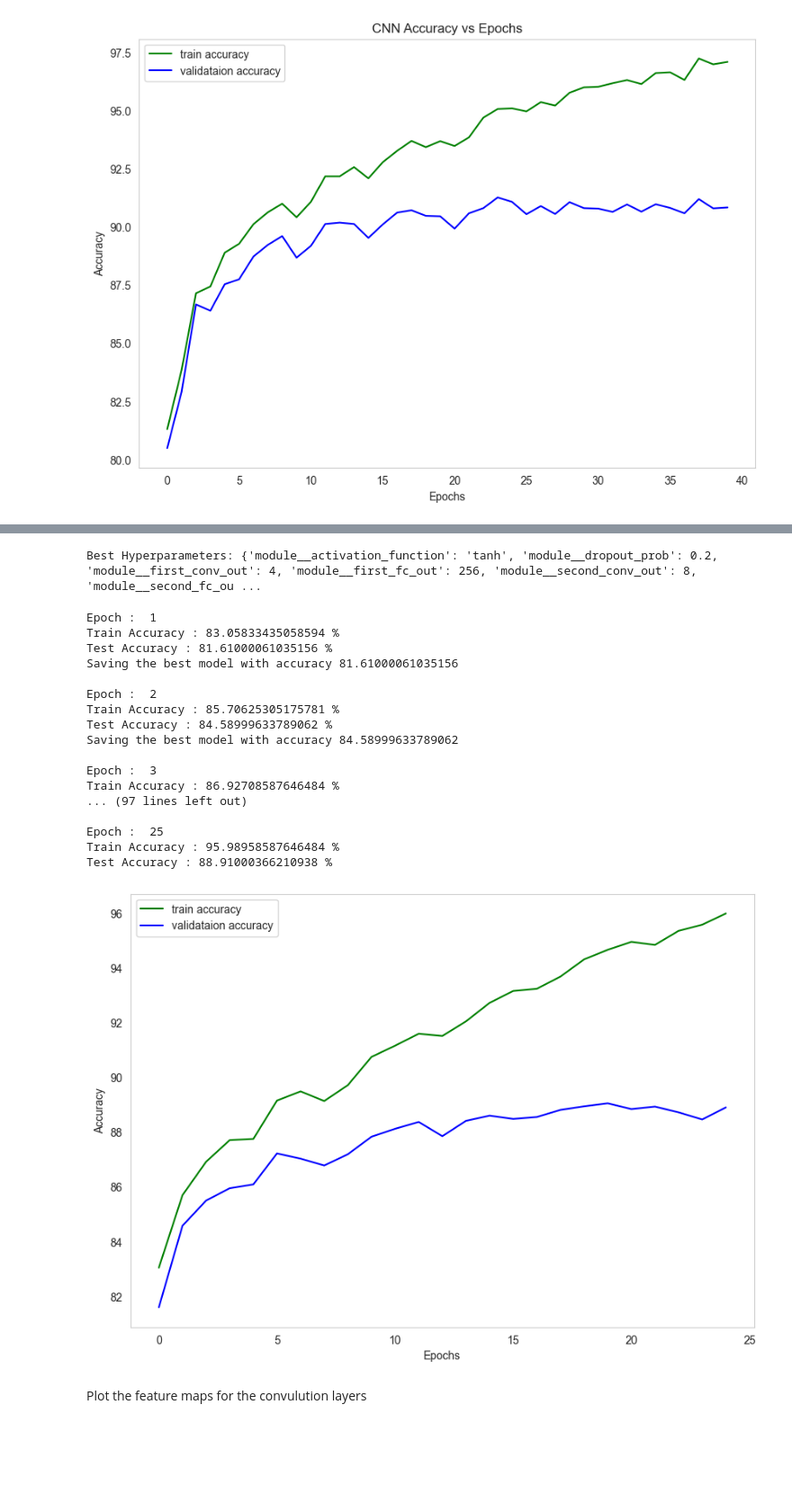
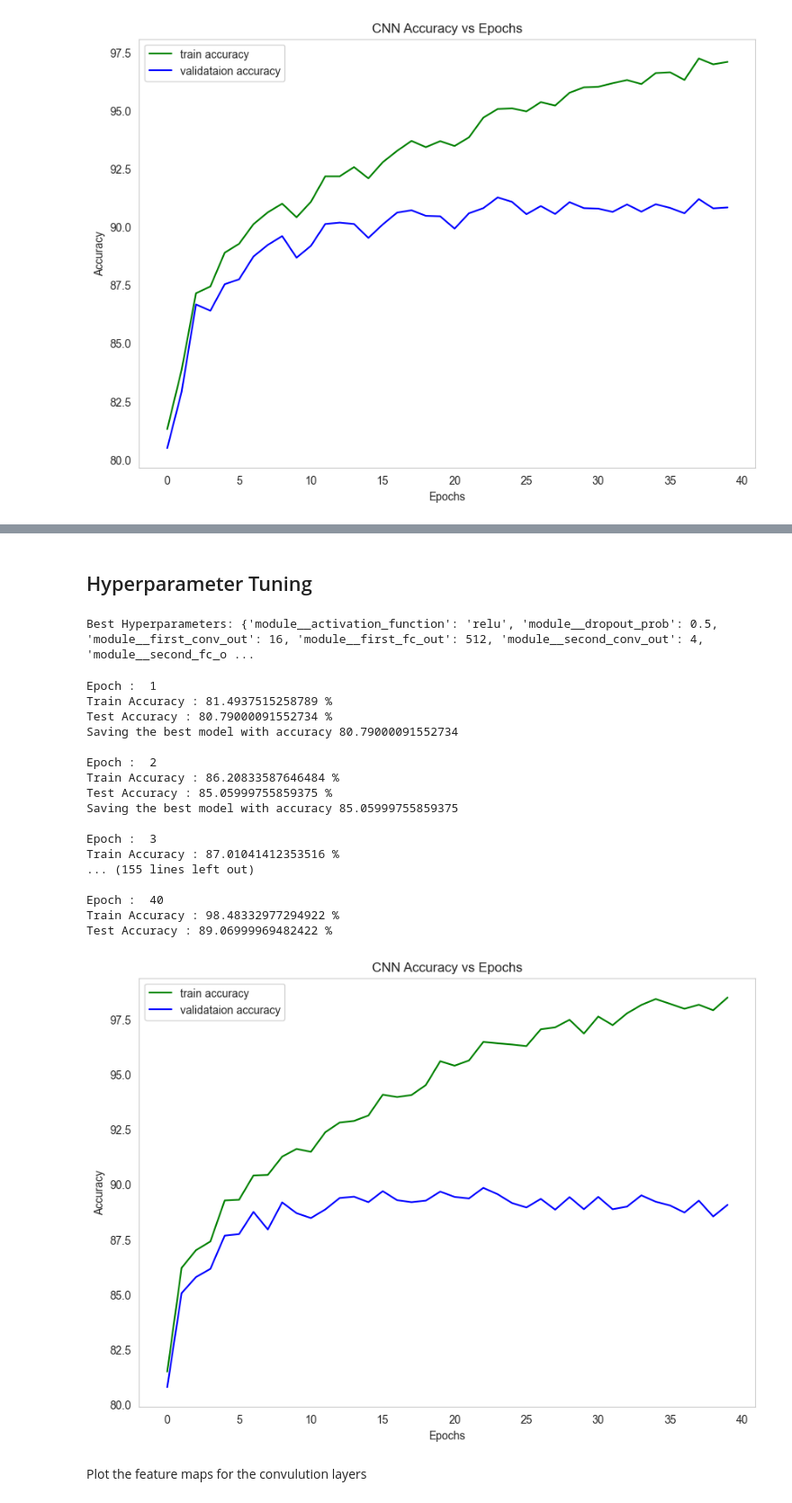
Before and after one commit to ParimiHarsha/FashionMNIST-Classification, a Jupyter notebook: FashionMNIST_classification.ipynb, the cells around one changed output, grey strips where cells are left out. Shown at 90% size. Cells and saved outputs as stored; diff of their text form; code cells hidden in the pictures; blank space fills up the shorter version.

```diff
--- a/FashionMNIST_classification.ipynb
+++ b/FashionMNIST_classification.ipynb
@@ -690,7 +690,6 @@ class CNN(nn.Module):
             kernel_size=kernel_size,
             padding=2,
         )
-        self.relu1 = nn.ReLU()
         self.avgpool1 = nn.AvgPool2d(2, stride=2)
 
         self.conv2 = nn.Conv2d(
@@ -699,17 +698,13 @@ class CNN(nn.Module):
             kernel_size=kernel_size,
             padding=0,
         )
-        self.relu2 = nn.ReLU()
-        self.avgpool2 = nn.AvgPool2d(2, stride=2)
 
         # Fully connected layers
         self.fc1 = nn.Linear(
             in_features=second_conv_out * kernel_size**2, out_features=first_fc_out
         )
-        self.relu3 = nn.ReLU()
         self.dropout = nn.Dropout(p=dropout_prob)
         self.fc2 = nn.Linear(in_features=first_fc_out, out_features=second_fc_out)
-        self.relu4 = nn.ReLU()
         self.fc3 = nn.Linear(in_features=second_fc_out, out_features=10)
 
         # Activation function
@@ -724,7 +719,7 @@ class CNN(nn.Module):
 
     def forward(self, x):
         out = self.avgpool1(self.activation(self.conv1(x)))
-        out = self.avgpool2(self.activation(self.conv2(out)))
+        out = self.avgpool1(self.activation(self.conv2(out)))
 
         out = out.view(out.size(0), -1)
         out = self.activation(self.fc1(out))
@@ -732,3 +727,7 @@ class CNN(nn.Module):
         out = self.fc3(out)
 
         return out
+# %%
+from torchsummary import summary
+model = CNN()
+summary(model, (1, 28,28), batch_size=100)
@@ -748,7 +765,7 @@ def validate(model, data):
 # training function
 def train(
     model=CNN(),
-    epochs=25,
+    epochs=1,
     learning_rate=1e-3,
     criterion=nn.CrossEntropyLoss(),
     device="cpu",
@@ -905,3 +960,5 @@ Predicted: T-shirt/Top, Probabiity: 85.54686903953552%
+# %% [markdown]
+## Hyperparameter Tuning
 # %%
 # Hyperparameter tuning
 # Define hyperparameters for grid search
@@ -919,6 +976,7 @@ model = NeuralNetClassifier(
     CNN,
     criterion=nn.CrossEntropyLoss,
     optimizer=torch.optim.Adam,
+    max_epochs=20,
     verbose=False,
     train_split=None,
 )
@@ -934,42 +992,43 @@ grid_search.fit(samples, labels)
 best_params = grid_search.best_params_
 print("Best Hyperparameters:", best_params)
 # %% [output]
-Best Hyperparameters: {'module__activation_function': 'tanh', 'module__dropout_prob': 0.2, 'module__first_conv_out': 4, 'module__first_fc_out': 256, 'module__second_conv_out': 8, 'module__second_fc_ou ...
+Best Hyperparameters: {'module__activation_function': 'relu', 'module__dropout_prob': 0.5, 'module__first_conv_out': 16, 'module__first_fc_out': 512, 'module__second_conv_out': 4, 'module__second_fc_o ...
 # %%
 # Train the model with the best hyperparameters
 best_model = CNN(
     first_conv_out=best_params["module__first_conv_out"],
     second_conv_out=best_params["module__second_conv_out"],
     first_fc_out=best_params["module__first_fc_out"],
     second_fc_out=best_params["module__second_fc_out"],
     dropout_prob=best_params["module__dropout_prob"],
     activation_function=best_params["module__activation_function"],
 )
 
 criterion = nn.CrossEntropyLoss()
 trained_model = train(
+    epochs=40,
     model=best_model,
     criterion=criterion,
 )
 # %% [output]
 Epoch :  1
-Train Accuracy : 83.05833435058594 %
-Test Accuracy : 81.61000061035156 %
-Saving the best model with accuracy 81.61000061035156
+Train Accuracy : 81.4937515258789 %
+Test Accuracy : 80.79000091552734 %
+Saving the best model with accuracy 80.79000091552734
 
 Epoch :  2
-Train Accuracy : 85.70625305175781 %
-Test Accuracy : 84.58999633789062 %
-Saving the best model with accuracy 84.58999633789062
+Train Accuracy : 86.20833587646484 %
+Test Accuracy : 85.05999755859375 %
+Saving the best model with accuracy 85.05999755859375
 
 Epoch :  3
-Train Accuracy : 86.92708587646484 %
-... (97 lines left out)
+Train Accuracy : 87.01041412353516 %
+... (155 lines left out)
 
-Epoch :  25
-Train Accuracy : 95.98958587646484 %
-Test Accuracy : 88.91000366210938 %
+Epoch :  40
+Train Accuracy : 98.48332977294922 %
+Test Accuracy : 89.06999969482422 %
-[figure, old version]
+[figure, new version]
 # %% [markdown]
 Plot the feature maps for the convulution layers
 # %% [markdown]
```
Also changed, not shown: parts of 12 cells of this notebook, 17 other files.
